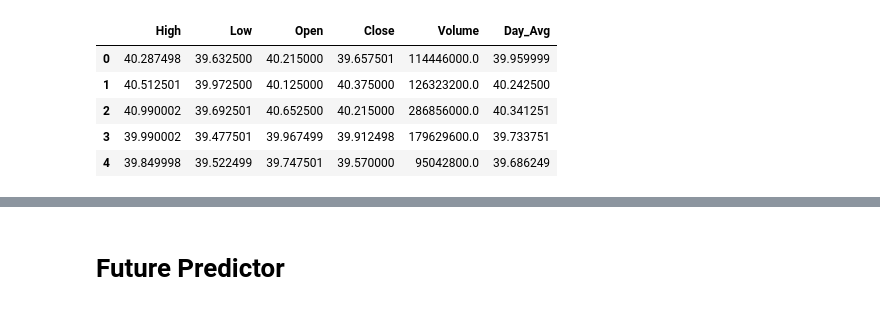
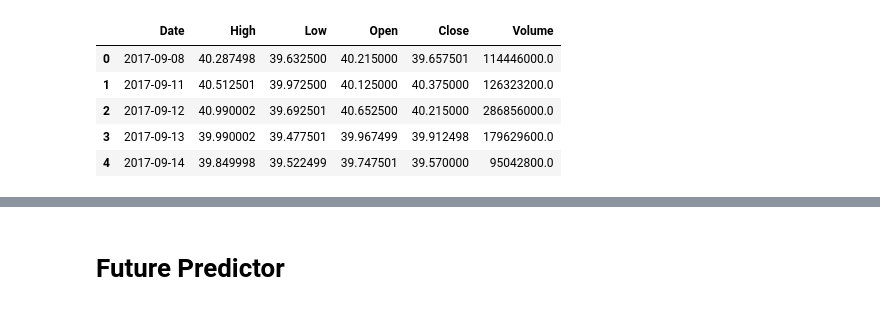
Before and after one commit to Pratham150403/Stock-Price-Predictor, a Jupyter notebook: Stock_Price_Predictor.ipynb, the cells around one changed output, grey strips where cells are left out. Drawn from its saved outputs; the diff is of its cells as text; code cells hidden in the pictures.

```diff
--- a/Stock_Price_Predictor.ipynb
+++ b/Stock_Price_Predictor.ipynb
@@ -22,13 +16,12 @@ To enable them in other operations, rebuild TensorFlow with the appropriate comp
 # %%
 raw_data=pd.read_csv('APPLE.csv')
-raw_data.drop("Date",axis=1,inplace=True)
+raw_data['Date']=pd.to_datetime(raw_data['Date'])
 raw_data.drop("Adj Close",axis=1,inplace=True)
-raw_data['Day_Avg']=(0.5*raw_data['High']+0.5*raw_data['Low'])
 raw_data.head()
 # %% [output]
-|  | High | Low | Open | Close | Volume | Day_Avg |
-| 0 | 40.287498 | 39.632500 | 40.215000 | 39.657501 | 114446000.0 | 39.959999 |
-| 1 | 40.512501 | 39.972500 | 40.125000 | 40.375000 | 126323200.0 | 40.242500 |
-| 2 | 40.990002 | 39.692501 | 40.652500 | 40.215000 | 286856000.0 | 40.341251 |
-| 3 | 39.990002 | 39.477501 | 39.967499 | 39.912498 | 179629600.0 | 39.733751 |
-| 4 | 39.849998 | 39.522499 | 39.747501 | 39.570000 | 95042800.0 | 39.686249 |
+|  | Date | High | Low | Open | Close | Volume |
+| 0 | 2017-09-08 | 40.287498 | 39.632500 | 40.215000 | 39.657501 | 114446000.0 |
+| 1 | 2017-09-11 | 40.512501 | 39.972500 | 40.125000 | 40.375000 | 126323200.0 |
+| 2 | 2017-09-12 | 40.990002 | 39.692501 | 40.652500 | 40.215000 | 286856000.0 |
+| 3 | 2017-09-13 | 39.990002 | 39.477501 | 39.967499 | 39.912498 | 179629600.0 |
+| 4 | 2017-09-14 | 39.849998 | 39.522499 | 39.747501 | 39.570000 | 95042800.0 |
```
Also changed, not shown: parts of 17 cells of this notebook.
